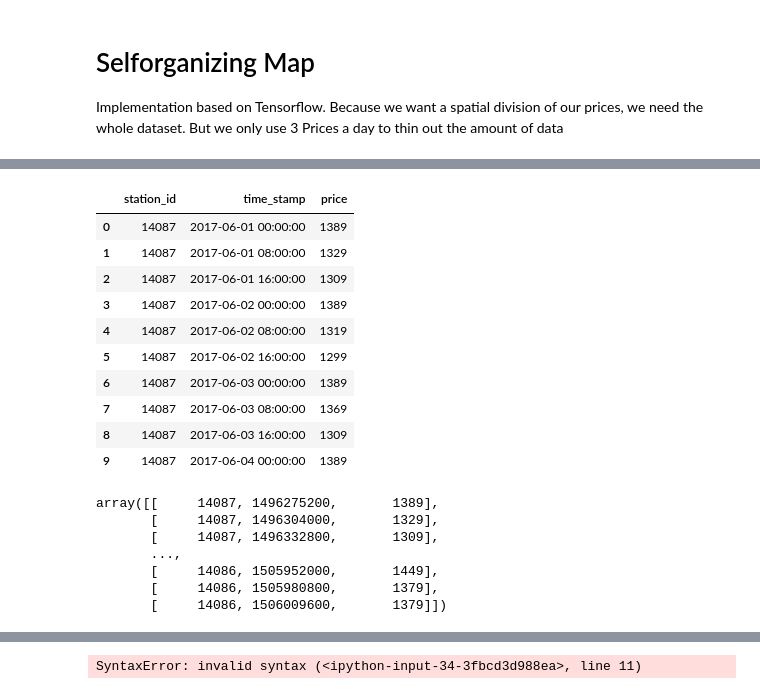
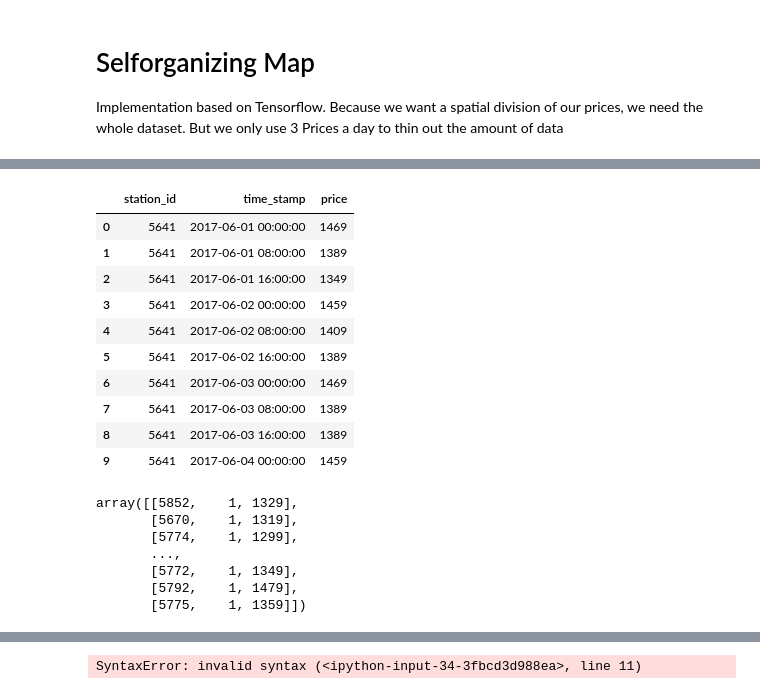
Before and after one commit to RobinBaumann/InformatiCup2018, a Jupyter notebook: DataExploration/selforganizing_map.ipynb, the cells around one changed output, grey strips where cells are left out. Cells and saved outputs as stored; diff of their text form; code cells hidden in the pictures.

```diff
--- a/DataExploration/selforganizing_map.ipynb
+++ b/DataExploration/selforganizing_map.ipynb
@@ -22,34 +20,36 @@ SyntaxError: invalid syntax (<ipython-input-3-20e1bd9a0f58>, line 13)
 # %%
 con = create_connection()
 
 active_stations = pd.read_sql_query("""SELECT station_id,time_stamp, price
 FROM prices_sampled
 WHERE date_part('hour', time_stamp)::int %% 8 = 0
-AND time_stamp >= '2017-06-01'""", con)
+AND time_stamp >= '2017-06-01' limit 100000""", con)
 
 active_stations.head(10)
 # %% [output]
 |  | station_id | time_stamp | price |
-| 0 | 14087 | 2017-06-01 00:00:00 | 1389 |
-| 1 | 14087 | 2017-06-01 08:00:00 | 1329 |
-| 2 | 14087 | 2017-06-01 16:00:00 | 1309 |
-| 3 | 14087 | 2017-06-02 00:00:00 | 1389 |
-| 4 | 14087 | 2017-06-02 08:00:00 | 1319 |
-| 5 | 14087 | 2017-06-02 16:00:00 | 1299 |
-| 6 | 14087 | 2017-06-03 00:00:00 | 1389 |
-| 7 | 14087 | 2017-06-03 08:00:00 | 1369 |
-| 8 | 14087 | 2017-06-03 16:00:00 | 1309 |
-| 9 | 14087 | 2017-06-04 00:00:00 | 1389 |
+| 0 | 5641 | 2017-06-01 00:00:00 | 1469 |
+| 1 | 5641 | 2017-06-01 08:00:00 | 1389 |
+| 2 | 5641 | 2017-06-01 16:00:00 | 1349 |
+| 3 | 5641 | 2017-06-02 00:00:00 | 1459 |
+| 4 | 5641 | 2017-06-02 08:00:00 | 1409 |
+| 5 | 5641 | 2017-06-02 16:00:00 | 1389 |
+| 6 | 5641 | 2017-06-03 00:00:00 | 1469 |
+| 7 | 5641 | 2017-06-03 08:00:00 | 1389 |
+| 8 | 5641 | 2017-06-03 16:00:00 | 1389 |
+| 9 | 5641 | 2017-06-04 00:00:00 | 1459 |
 # %%
+active_stations = active_stations.sample(n=1000)
+
 active_stations['time_stamp'] = active_stations['time_stamp'].astype(np.int64) // 10**9
 data_np = active_stations.as_matrix()
 ids = active_stations.as_matrix(columns=['station_id']).flatten()
 data_np
 # %% [output]
-array([[     14087, 1496275200,       1389],
-       [     14087, 1496304000,       1329],
-       [     14087, 1496332800,       1309],
+array([[5852,    1, 1329],
+       [5670,    1, 1319],
+       [5774,    1, 1299],
        ...,
-       [     14086, 1505952000,       1449],
-       [     14086, 1505980800,       1379],
-       [     14086, 1506009600,       1379]])
+       [5772,    1, 1349],
+       [5792,    1, 1479],
+       [5775,    1, 1359]])
```
Also changed, not shown: parts of 3 cells of this notebook, 1 other file.
